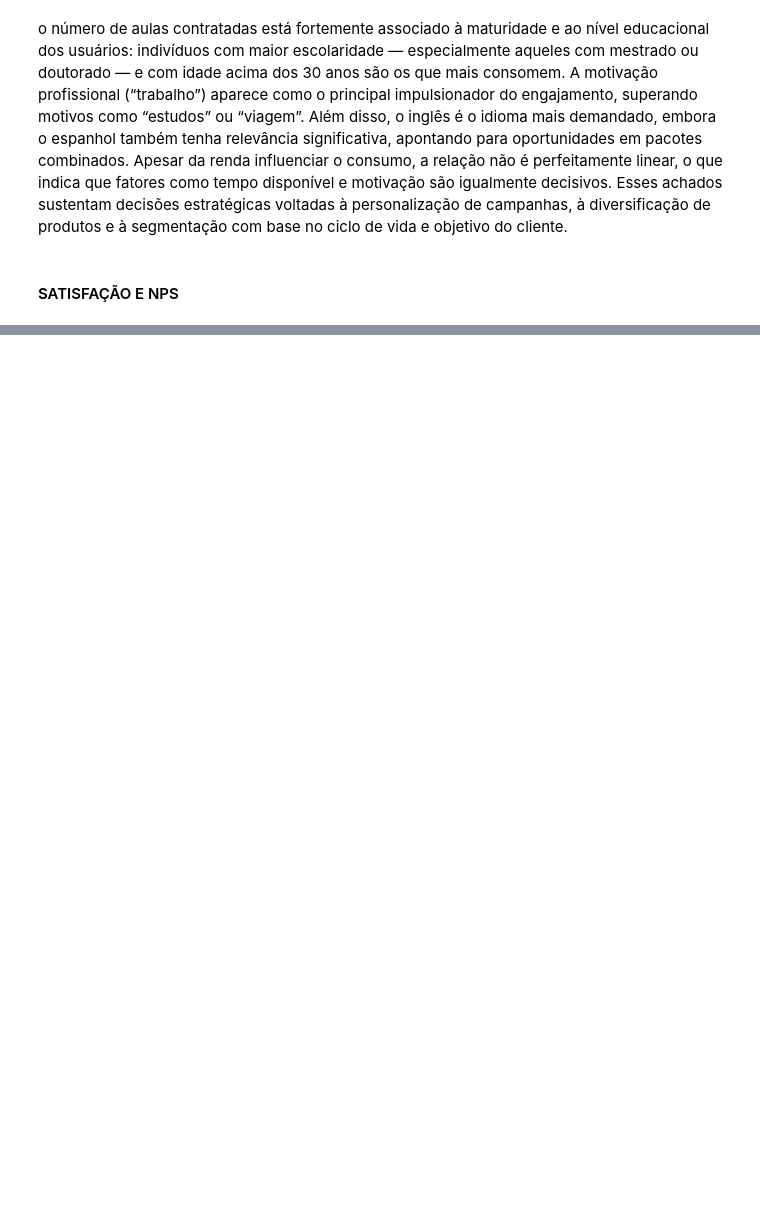
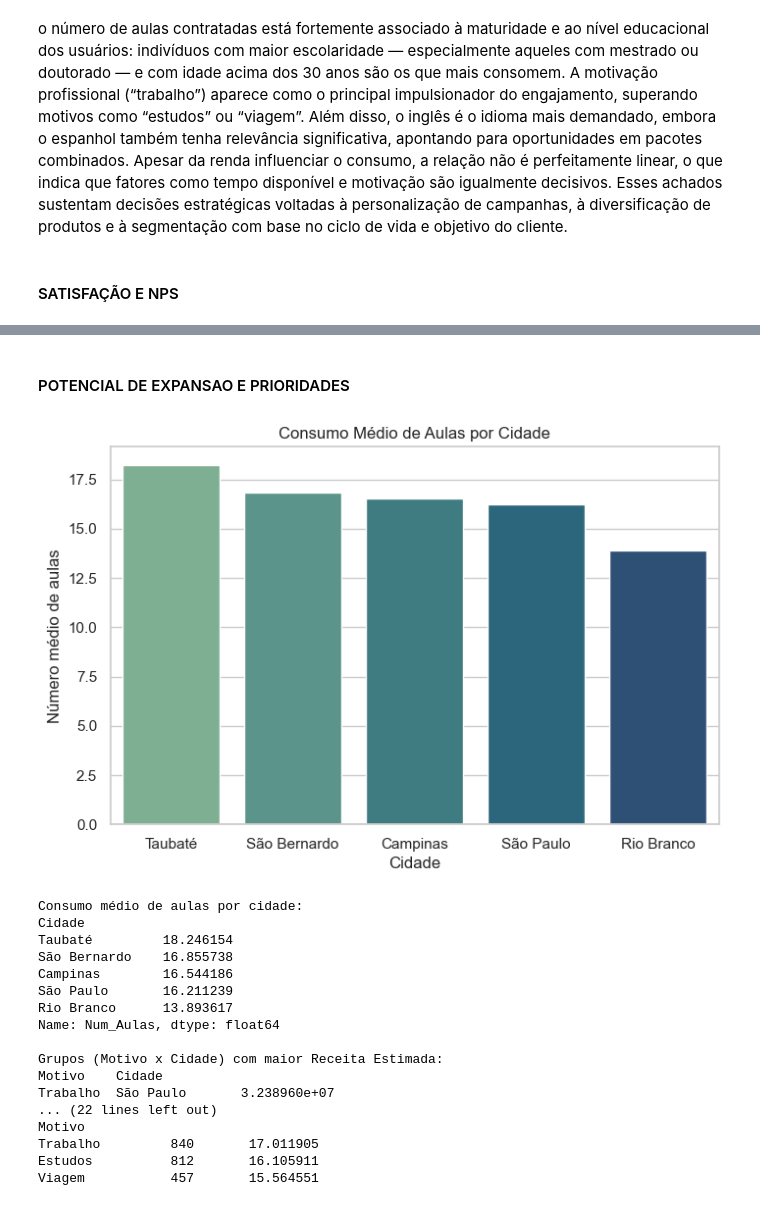
Before and after one commit to liviagcarvalho/LinguasI-Analise-Exploratoria, a Jupyter notebook: AnaliseExploratoria.ipynb, the cells around one changed output, grey strips where cells are left out. Saved outputs shown, nothing was run; the diff lists cells and outputs as text; code cells hidden in the pictures; blank space fills up the shorter version.

```diff
--- a/AnaliseExploratoria.ipynb
+++ b/AnaliseExploratoria.ipynb
@@ -554,0 +696,68 @@ o número de aulas contratadas está fortemente associado à maturidade e ao ní
+# %% [markdown]
+#### POTENCIAL DE EXPANSAO E PRIORIDADES
+# %%
+
+# Receita estimada: usar número de aulas como proxy
+df["Receita_estimada"] = df["Num_Aulas"] * df["Renda_anual"] / df["Num_Aulas"].mean()
+
+# 1. Cidades com maior consumo médio (aulas)
+consumo_medio_por_cidade = df.groupby("Cidade")["Num_Aulas"].mean().sort_values(ascending=False)
+
+# 2. Grupos que geram mais receita (motivo + cidade)
+receita_por_motivo_cidade = df.groupby(["Motivo", "Cidade"])["Receita_estimada"].sum().sort_values(ascending=False)
+
+# 3. Gaps de mercado: cidades com alta renda média e baixa média de aulas
+renda_media_por_cidade = df.groupby("Cidade")["Renda_anual"].mean()
+aulas_media_por_cidade = df.groupby("Cidade")["Num_Aulas"].mean()
+gap_renda_aulas = (renda_media_por_cidade - aulas_media_por_cidade).sort_values(ascending=False)
+
+# 4. Público com alta intenção (motivo) mas baixa conversão (aulas)
+aulas_medio_por_motivo = df.groupby("Motivo")["Num_Aulas"].mean()
+frequencia_por_motivo = df["Motivo"].value_counts()
+intencao_conversao = pd.DataFrame({
+    "Frequência": frequencia_por_motivo,
+    "Média de Aulas": aulas_medio_por_motivo
+}).sort_values(by="Frequência", ascending=False)
+
+# Visualizações
+import seaborn as sns
+import matplotlib.pyplot as plt
+
+plt.figure(figsize=(8, 5))
+sns.barplot(x=consumo_medio_por_cidade.index, y=consumo_medio_por_cidade.values, palette="crest")
+plt.title("Consumo Médio de Aulas por Cidade")
+plt.ylabel("Número médio de aulas")
+plt.xlabel("Cidade")
+plt.show()
+
+# Exibir os principais resultados
+print("Consumo médio de aulas por cidade:")
+print(consumo_medio_por_cidade, "\n")
+
+print("Grupos (Motivo x Cidade) com maior Receita Estimada:")
+print(receita_por_motivo_cidade.head(10), "\n")
+
+print("Gaps de mercado (alta renda média × baixa média de aulas):")
+print(gap_renda_aulas, "\n")
+
+print("Motivos com alta intenção (frequência) mas baixa conversão (aulas):")
+print(intencao_conversao)
+# %% [output]
+[figure, added]
+Consumo médio de aulas por cidade:
+Cidade
+Taubaté         18.246154
+São Bernardo    16.855738
+Campinas        16.544186
+São Paulo       16.211239
+Rio Branco      13.893617
+Name: Num_Aulas, dtype: float64
+
+Grupos (Motivo x Cidade) com maior Receita Estimada:
+Motivo    Cidade
+Trabalho  São Paulo       3.238960e+07
+... (22 lines left out)
+Motivo
+Trabalho         840       17.011905
+Estudos          812       16.105911
+Viagem           457       15.564551
```
Also changed, not shown: parts of 9 cells of this notebook.
